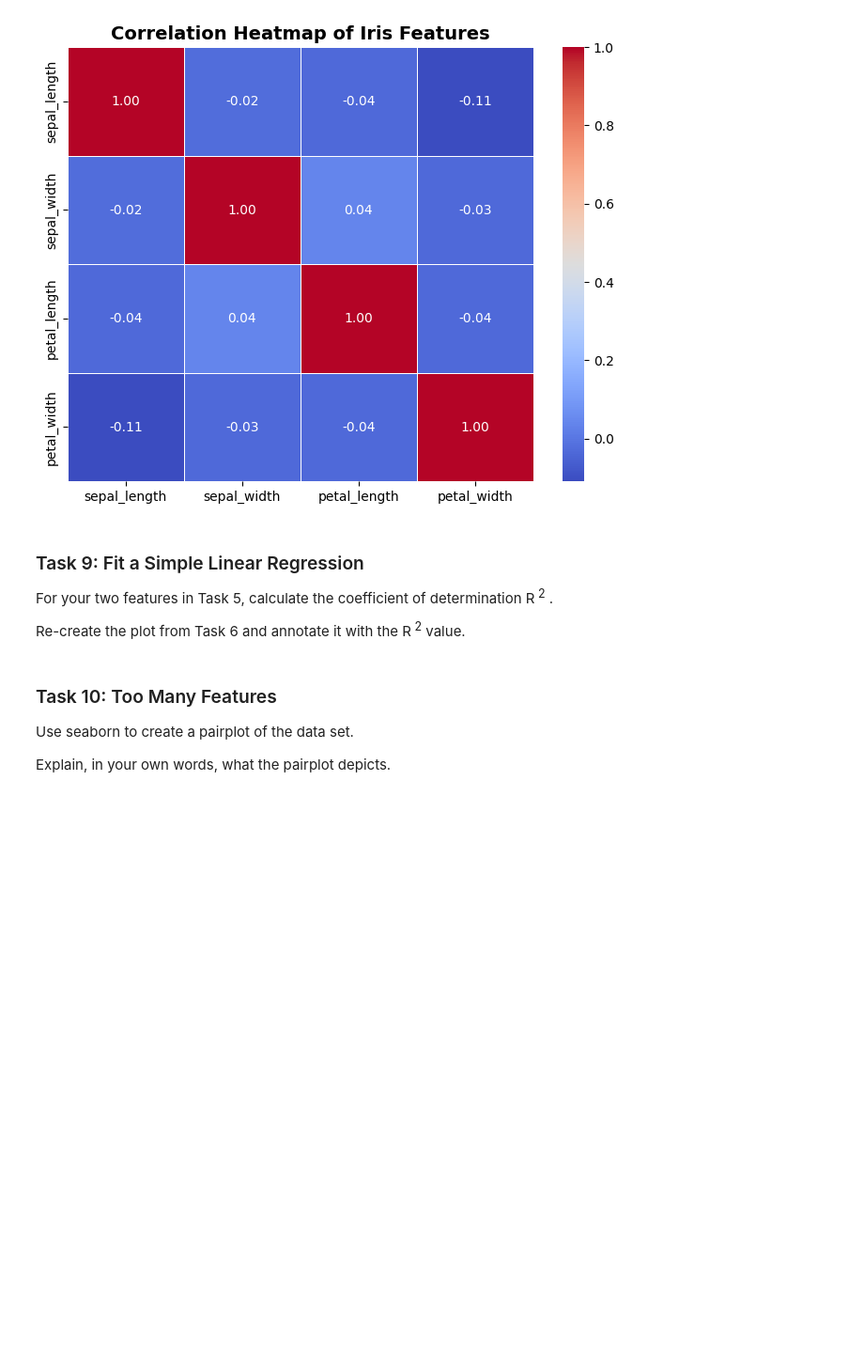
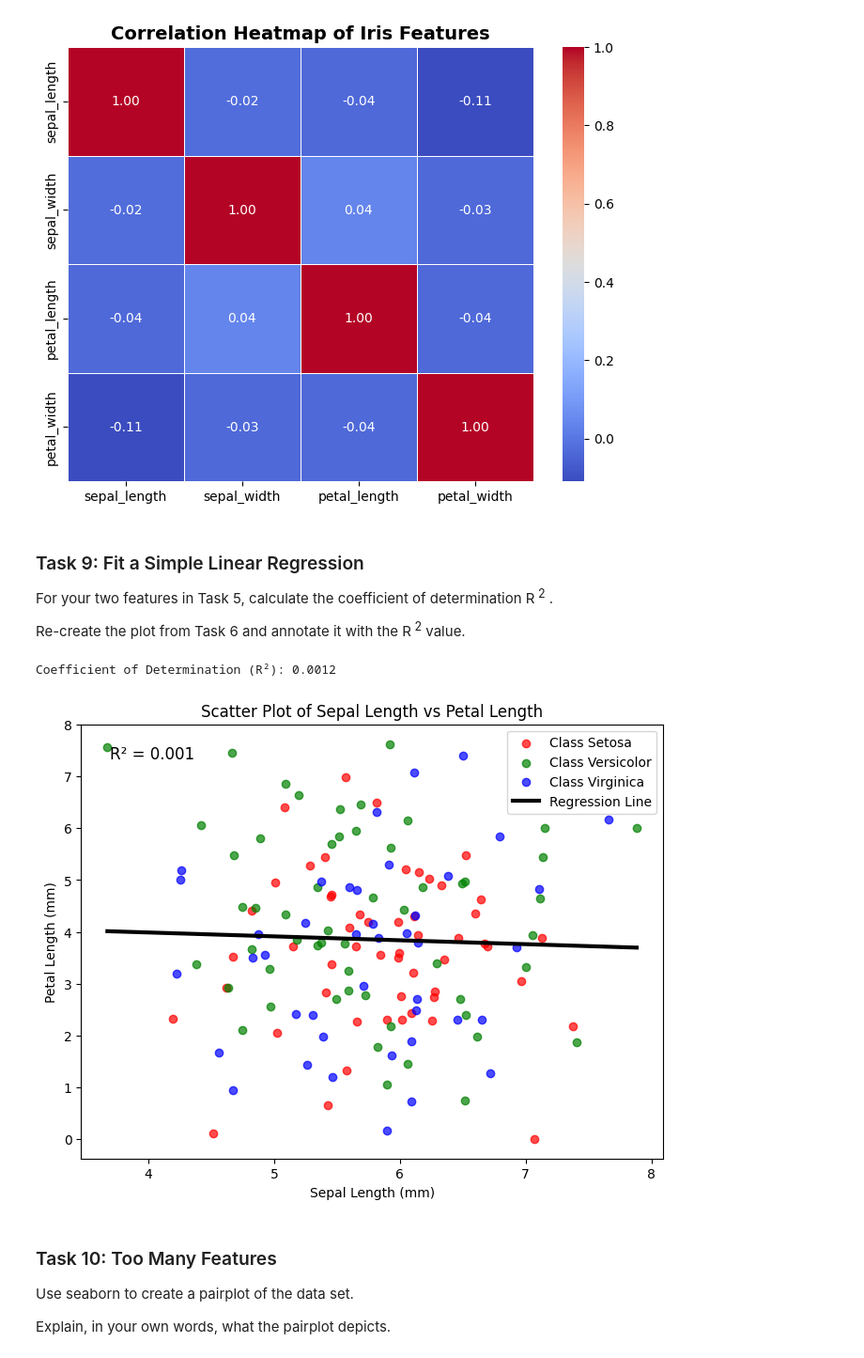
Before and after one commit to fin81985/principles_of_data_analytics, a Jupyter notebook: tasks.ipynb, the cells around one changed output. Shown: that part at 94% size. Saved outputs shown, nothing was run; the diff lists cells and outputs as text; code cells hidden in the pictures; blank space fills up the shorter version.

```diff
--- a/tasks.ipynb
+++ b/tasks.ipynb
@@ -359,6 +363,75 @@ Re-create the plot from Task 6 and annotate it with the
 R<sup>
 2</sup>
  value.
+# %%
+
+
+# Reshape data for sklearn
+X = data["sepal_length"].reshape(-1, 1)  # Independent variable
+y = data["petal_length"]  # Dependent variable
+
+# Create and fit the model
+model = LinearRegression()
+model.fit(X, y)
+
+# Predict values
+y_pred = model.predict(X)
+
+# Calculate R² score
+r2 = r2_score(y, y_pred)
+
+print(f"Coefficient of Determination (R²): {r2:.4f}")
+# %% [output]
+Coefficient of Determination (R²): 0.0012
+# %%
+
+
+# Create a scatter plot
+plt.figure(figsize=(8, 6))
+for class_label in np.unique(classes):
+    plt.scatter(
+        data["sepal_length"][classes == class_label],
+        data["petal_length"][classes == class_label],
+        color=colors[class_label],
+        label=f'Class {class_label}',
+        alpha=0.7
+    )
+
+# Fit a regression line using numpy.polyfit
+x = data["sepal_length"]
+y = data["petal_length"]
+
+# Fit a regression line
+coefficients = np.polyfit(x, y, 1)
+
+# Create a polynomial object
+polynomial = np.poly1d(coefficients)
+x_line = np.linspace(min(x), max(x), 100)
+y_line = polynomial(x_line)
+
+# Plot the regression line
+plt.plot(x_line, y_line, color='k', linestyle='-', linewidth=3, label='Regression Line')
+
+# Calculate R^2
+y_pred = polynomial(x)
+residuals = y - y_pred
+ss_residual = np.sum(residuals ** 2)
+ss_total = np.sum((y - np.mean(y)) ** 2)
+r_squared = 1 - (ss_residual / ss_total)
+
+# Add labels, title, and R^2 annotation
+plt.xlabel("Sepal Length (mm)")
+plt.ylabel("Petal Length (mm)")
+plt.title("Scatter Plot of Sepal Length vs Petal Length")
+plt.legend()
+
+# Annotate with R^2 value
+plt.text(0.05, 0.95, f'R² = {r_squared:.3f}', transform=plt.gca().transAxes, fontsize=12, verticalalignment='top')
+
+# Show the plot
+plt.show()
+# %% [output]
+[figure, added]
 # %% [markdown]
 ### Task 10: Too Many Features
 Use seaborn to create a pairplot of the data set.
```
Also changed, not shown: parts of 6 cells of this notebook.
